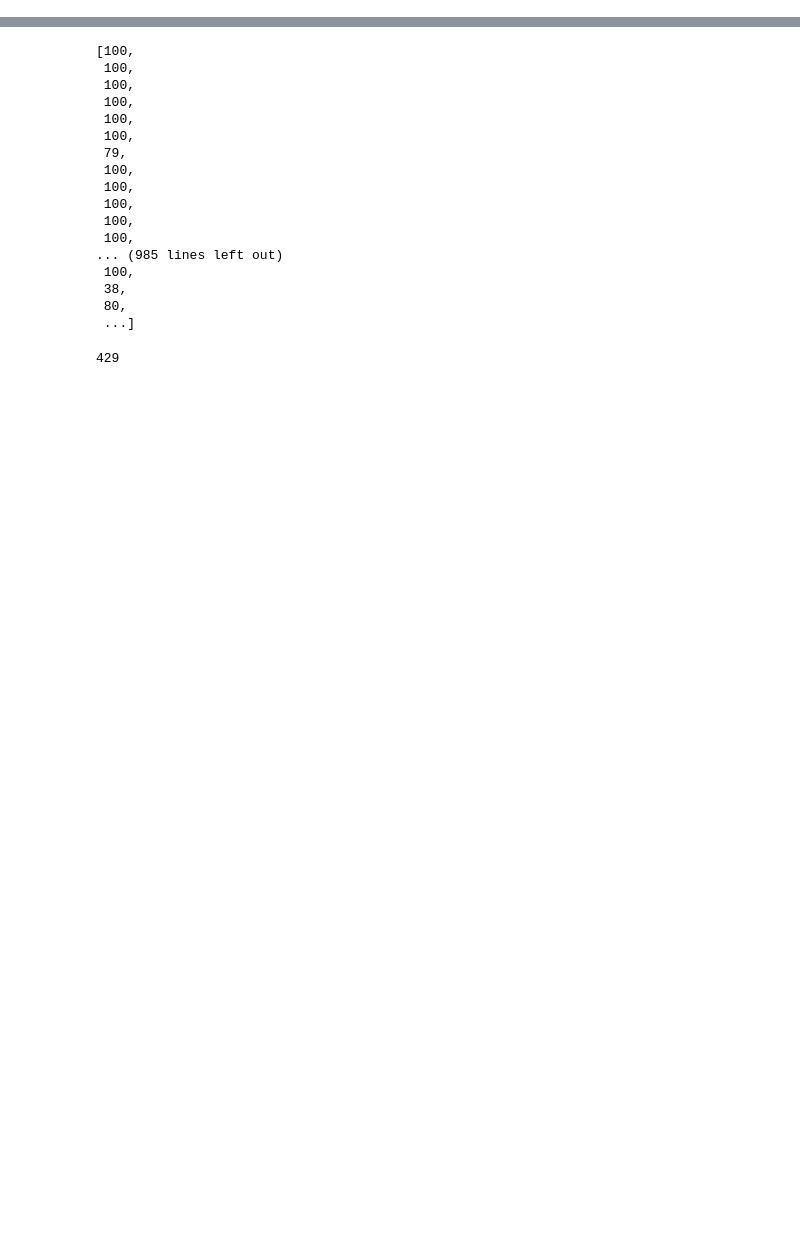
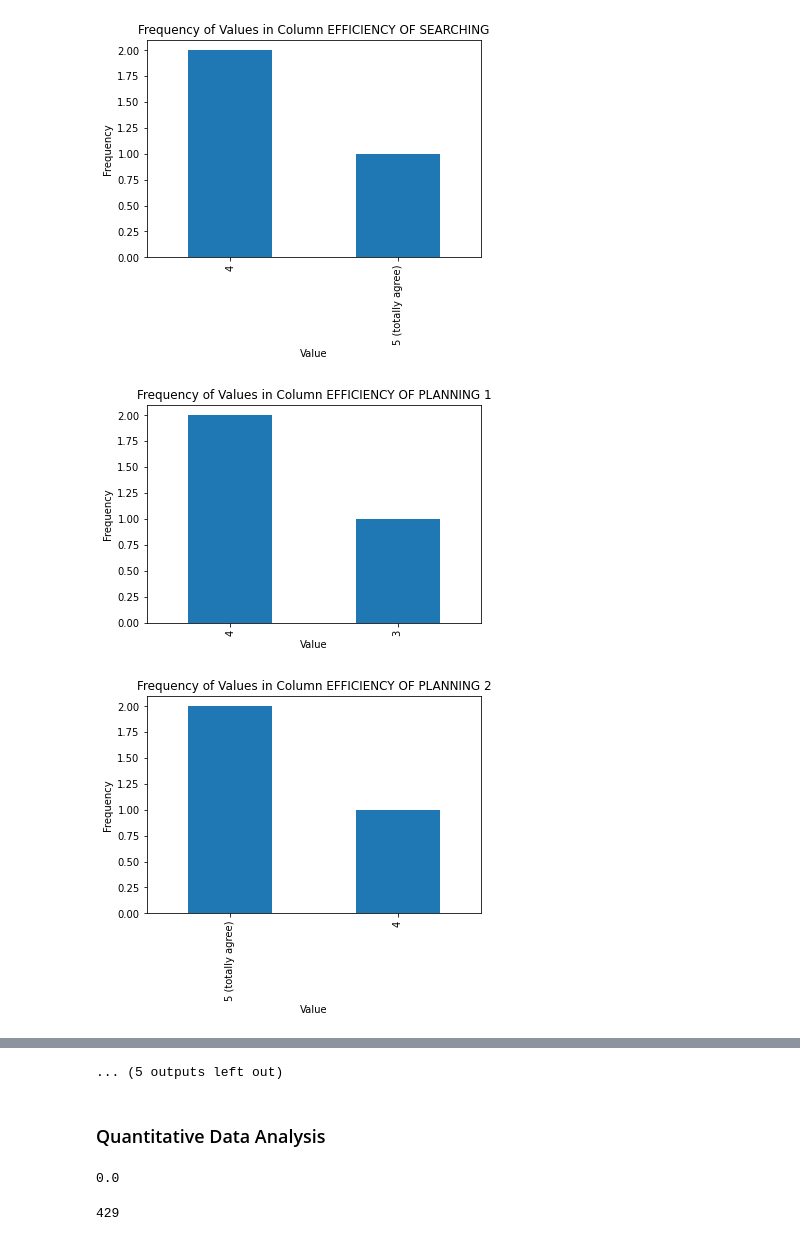
Before and after one commit to LuigTi/MAS_G1, a Jupyter notebook: Project Metrics/ProjectStudy.ipynb, the cells around one changed output, grey strips where cells are left out. Cells and saved outputs as stored; diff of their text form; code cells hidden in the pictures; blank space fills up the shorter version.

Commit message:
working on the data analysis pipeline

```diff
--- a/Project Metrics/ProjectStudy.ipynb
+++ b/Project Metrics/ProjectStudy.ipynb
@@ -3,0 +7,3 @@ from typing import List, Dict
+# %%
+df = pd.read_csv("User Study Results.csv")
+df.head()
@@ -3,0 +16,4 @@ from typing import List, Dict
+# %%
+# removing the interview columns
+df = df.iloc[:, 1:-4]
+df.head()
@@ -3,0 +25,5 @@ from typing import List, Dict
+# %%
+# renaming the columns
+
+df.columns = [col.split(":")[0] for col in df.columns]
+df.head()
@@ -3,0 +35,16 @@ from typing import List, Dict
+# %%
+import matplotlib.pyplot as plt
+import seaborn
+for col in df.columns:
+    value_counts = df[col].value_counts()
+    value_counts.plot.bar()
+
+    plt.xlabel("Value")
+    plt.ylabel("Frequency")
+    plt.title(f"Frequency of Values in Column {col}")
+
+    plt.show()
+# %% [output]
+[figure, added]
+[figure, added]
+[figure, added]
@@ -4,3 +60,6 @@ from typing import List, Dict
+... (5 outputs left out)
+# %% [markdown]
+### Quantitative Data Analysis
 # %%
 ######## We go throught all txt files from docker console and find the confidence level of each intent detection.
 
@@ -39,25 +98,19 @@ get_confidence(file5)
 get_confidence(file6)
 get_confidence(file7)
 
-#get_mean(confidence)
+def get_mean(confidence):
+    length = len(confidence)
+    confidence_level = 0
+    for level in range(len(confidence)):
+        confidence_level += confidence_level
+    return confidence_level/length
+
+#get_mean(get_confidence(file2))
+a = get_confidence(file1)
+b = get_mean(a)
+b
 # %% [output]
-[100,
- 100,
- 100,
- 100,
- 100,
- 100,
- 79,
- 100,
- 100,
- 100,
- 100,
- 100,
-... (985 lines left out)
- 100,
- 38,
- 80,
- ...]
+0.0
 # %%
 
 def import_csv(path) -> list:
```
Also changed, not shown: parts of 6 cells of this notebook, 1 other file.
